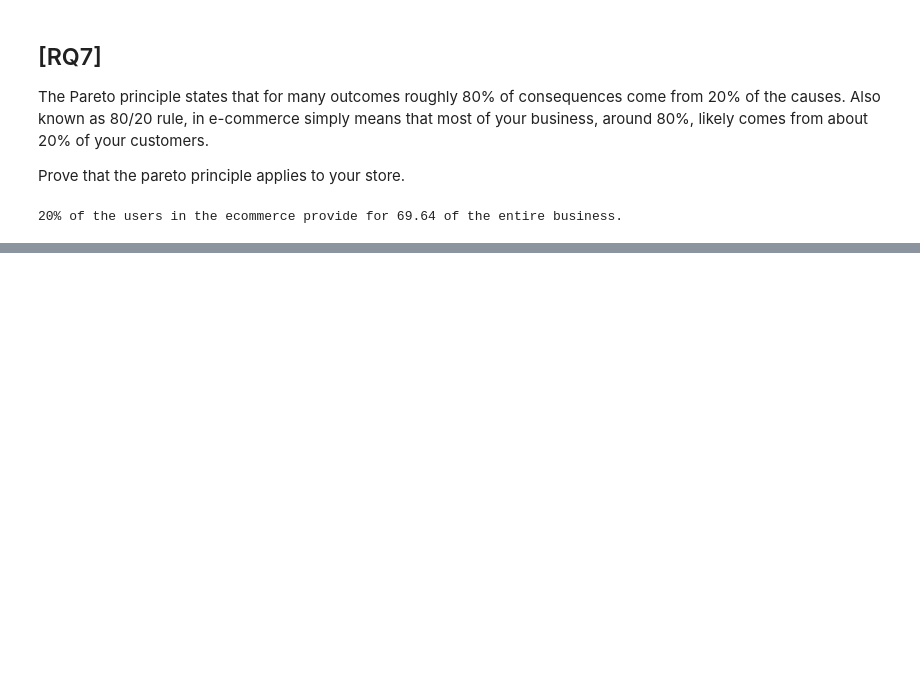
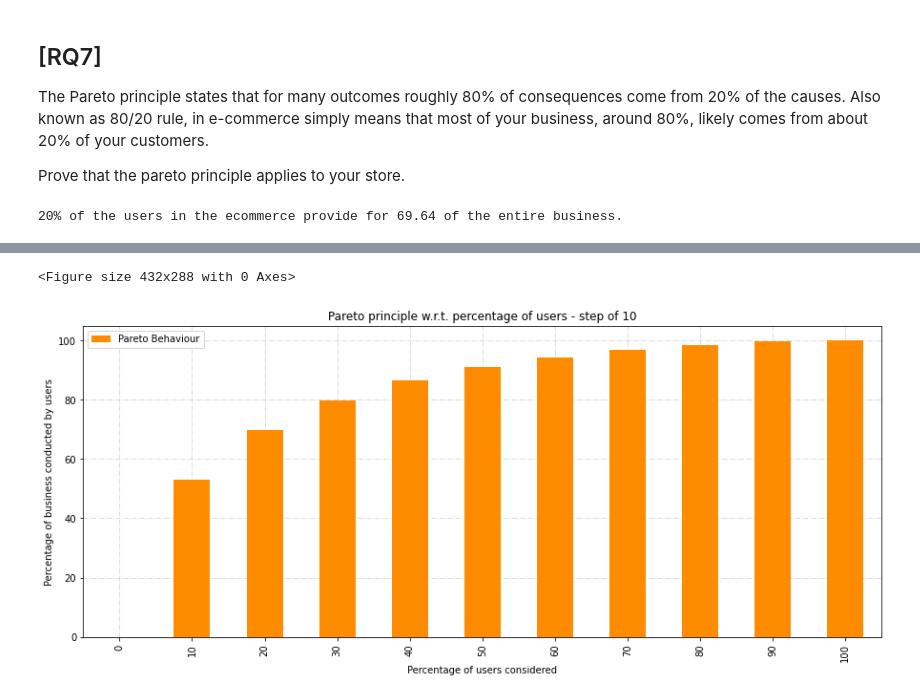
Before and after one commit to mikcnt/adm-homework-2, a Jupyter notebook: exercises.ipynb, the cells around one changed output, grey strips where cells are left out. Saved outputs shown, nothing was run; the diff lists cells and outputs as text; code cells hidden in the pictures; blank space fills up the shorter version.

```diff
--- a/exercises.ipynb
+++ b/exercises.ipynb
@@ -8,0 +10,5 @@ from datetime import datetime
+# %%
+start = time.time()
+df_Nov = pd.read_csv("./data/2019-Nov.csv")
+end = time.time()
+print(end - start) # Just to know: how much does it take to load the dataframe?
@@ -16,0 +36,3 @@ print(end - start)
+# %%
+def purchases_extractor(df):
+    return df.loc[df.event_type == 'purchase']
@@ -175,9 +232,9 @@ customers.
 
 Prove that the pareto principle applies to your store.
 # %%
-def pareto_principle(df):
+def pareto_principle(df, users_perc=20):
     # Select all the rows that have `purchase` as event_type
-    purchases = df.loc[df.event_type == 'purchase']
+    purchases = purchases_extractor(df)
 
     # Compute the total expenses, that are the sum of the entire column `price`
     tot_purchases = purchases['price'].sum()
@@ -189,13 +246,15 @@ def pareto_principle(df):
     # The returning dataframe has the user that spends the most on top
     purchases_for_user = purchases.groupby('user_id', sort=False).sum().sort_values('price', ascending=False)
 
-    # Compute the number representing the 20% of the users (i.e., 20% of the number of unique users)
-    twnty_percent_users = int(unique_users_number / 100 * 20)
+    # Compute the number representing the (users_perc)% of the users
+    # (e.g., 20% of the number of unique users if users_perc = 20)
+    twnty_percent_users = int(unique_users_number / 100 * users_perc)
 
-    # Compute the expenses made by the 20% users that spend the most
+    # Compute the expenses made by this percentage of users that spend the most
     twenty_most = purchases_for_user.iloc[:twnty_percent_users]['price'].sum()
 
-    # Return the percentage of expenses made by the first 20% of the users w.r.t. to the total
+    # Return the percentage of expenses made by them w.r.t. to the total
+    gc.collect()
     return twenty_most / (tot_purchases / 100)
 # %%
 print('20% of the users in the ecommerce provide for {:.2f} of the entire business.'.format(pareto_principle(df_Nov)))
@@ -203,0 +273,22 @@ print('20% of the users in the ecommerce provide for {:.2f} of the entire busine
+# %%
+def plot_pareto(df, step=10, color='darkorange'):
+    x = np.arange(0, 105, step)
+    paretos = np.array([])
+
+    for perc in x:
+        paretos = np.append(paretos, pareto_principle(df, perc))
+
+    paretos_df = pd.DataFrame(index=x, data=paretos).rename(columns={0: 'Pareto Behaviour'})
+
+    plot_bar(to_plot=paretos_df,
+             title='Pareto principle w.r.t. percentage of users - step of {}'.format(step),
+             xlabel='Percentage of users considered',
+             ylabel='Percentage of business conducted by users',
+             color=color)
+
+    return
+# %%
+plot_pareto(df_Nov)
+# %% [output]
+<Figure size 432x288 with 0 Axes>
+[figure, added]
```
Also changed, not shown: parts of 17 cells of this notebook.
